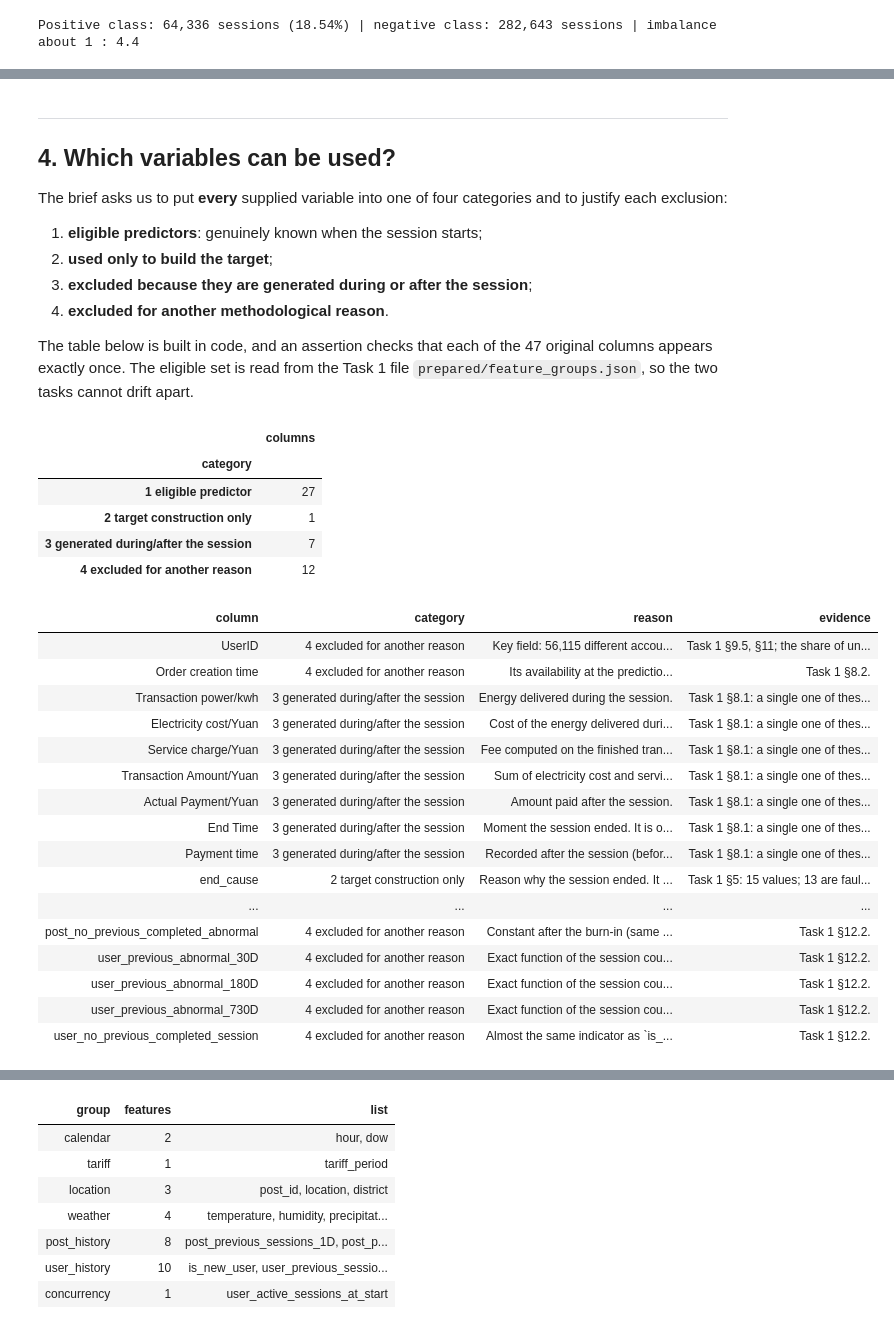
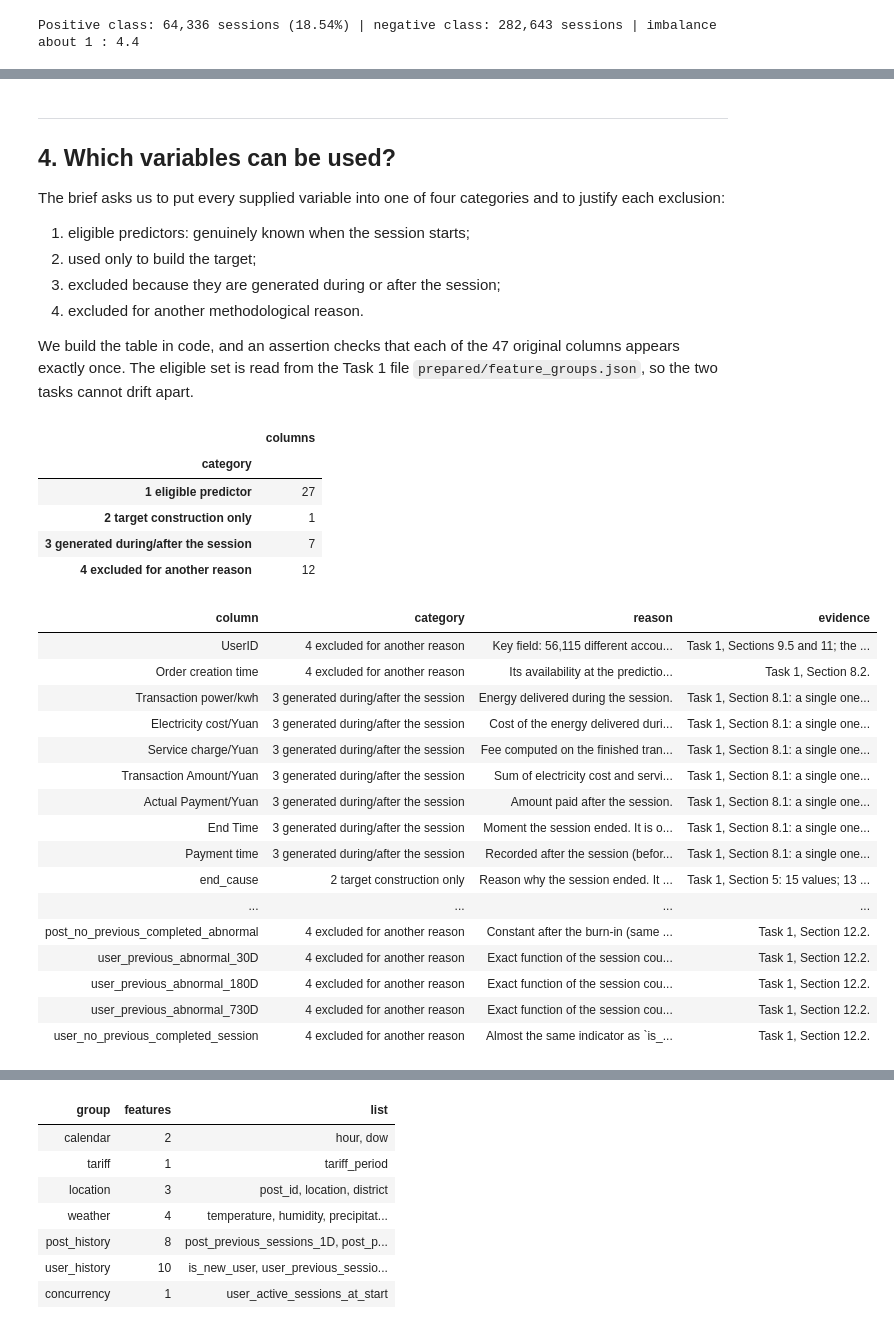
Before and after one commit to AmirMasnavi/MINDD, a Jupyter notebook: Task2.ipynb, the cells around one changed output, grey strips where cells are left out. Drawn from its saved outputs; the diff is of its cells as text; code cells hidden in the pictures.

```diff
--- a/Task2.ipynb
+++ b/Task2.ipynb
@@ -189,42 +192,42 @@ log_decision("3", "Problem definition",
 ---
 ## 4. Which variables can be used?
 
-The brief asks us to put **every** supplied variable into one of four categories and to justify each exclusion:
+The brief asks us to put every supplied variable into one of four categories and to justify each exclusion:
 
-1. **eligible predictors**: genuinely known when the session starts;
-2. **used only to build the target**;
-3. **excluded because they are generated during or after the session**;
-4. **excluded for another methodological reason**.
+1. eligible predictors: genuinely known when the session starts;
+2. used only to build the target;
+3. excluded because they are generated during or after the session;
+4. excluded for another methodological reason.
 
-The table below is built in code, and an assertion checks that each of the 47 original columns appears exactly once. The
-eligible set is read from the Task 1 file `prepared/feature_groups.json`, so the two tasks cannot drift apart.
+We build the table in code, and an assertion checks that each of the 47 original columns appears exactly once. The eligible set
+is read from the Task 1 file `prepared/feature_groups.json`, so the two tasks cannot drift apart.
 # %%
 INVERSE_RENAME = {short: original for original, short in RENAME.items()}
-DERIVED = {"hour": "Start Time", "dow": "Start Time", "rain_flag": "Precipitation(mm)"}      # features built from one column (Task 1, §12)
+DERIVED = {"hour": "Start Time", "dow": "Start Time", "rain_flag": "Precipitation(mm)"}      # features built from one column (Task 1, Section 12)
 
 features = [f for group in FEATURE_GROUPS["groups"].values() for f in group]
 eligible_raw = {DERIVED.get(f, INVERSE_RENAME.get(f, f)) for f in features}
 assert eligible_raw <= set(ALL_COLUMNS), eligible_raw - set(ALL_COLUMNS)
 
-TARGET_ONLY = {"end_cause": ("Reason why the session ended. It *is* the outcome, so it can only define the label.",
-                             "Task 1 §5: 15 values; 13 are faults and form the positive class.")}
+TARGET_ONLY = {"end_cause": ("Reason why the session ended. It is the outcome, so it can only define the label.",
+                             "Task 1, Section 5: 15 values; 13 are faults and form the positive class.")}
 POST_SESSION = {
     "Transaction power/kwh": "Energy delivered during the session.",
     "Electricity cost/Yuan": "Cost of the energy delivered during the session.",
     "Service charge/Yuan": "Fee computed on the finished transaction.",
     "Transaction Amount/Yuan": "Sum of electricity cost and service charge, known only at the end.",
     "Actual Payment/Yuan": "Amount paid after the session.",
-    "End Time": "Moment the session ended. It is only used to know *when a label becomes available* (the purge in Section 7), never as a predictor.",
+    "End Time": "Moment the session ended. It is only used to know when a label becomes available (the purge in Section 7), never as a predictor.",
     "Payment time": "Recorded after the session (before the end in 20% of the rows, so it is not even a clean timestamp).",
 }
-POST_SESSION_EVIDENCE = "Task 1 §8.1: a single one of these columns reaches a univariate ROC-AUC of 0.82–0.85, above every start-time variable (best 0.77)."
+POST_SESSION_EVIDENCE = "Task 1, Section 8.1: a single one of these columns reaches a univariate ROC-AUC of 0.82–0.85, above every start-time variable (best 0.77)."
 OTHER = {
     "UserID": ("Key field: 56,115 different accounts, most with one or two sessions, and a large share of the validation sessions comes from "
-               "accounts not seen in training. A model would memorise accounts, and it would identify people. The user's *history* is the "
-               "legitimate substitute.", "Task 1 §9.5, §11; the share of unseen accounts per fold is in Section 7.2."),
+               "accounts not seen in training. A model would memorise accounts, and it would identify people. The user's history is the "
+               "legitimate substitute.", "Task 1, Sections 9.5 and 11; the share of unseen accounts per fold is in Section 7.2."),
     "Order creation time": ("Its availability at the prediction moment is not guaranteed: the order is stamped after the start in 57.2% of "
-                            "the training sessions, by up to hours. Its lag to the start also reflects how the start went.", "Task 1 §8.2."),
-    "electricity_price": ("Deterministic function of `tariff_period` (3 price levels for 7 periods), so it adds nothing.", "Task 1 §4.3, §12.2."),
+                            "the training sessions, by up to hours. Its lag to the start also reflects how the start went.", "Task 1, Section 8.2."),
+    "electricity_price": ("Deterministic function of `tariff_period` (3 price levels for 7 periods), so it adds nothing.", "Task 1, Sections 4.3 and 12.2."),
     "post_previous_abnormal_1D": "Exact function of the session count and the smoothed rate: abnormal = rate × (sessions + 5) − 1.",
     "post_previous_abnormal_7D": "Exact function of the session count and the smoothed rate.",
     "post_previous_abnormal_30D": "Exact function of the session count and the smoothed rate.",
@@ -235,53 +238,53 @@ OTHER = {
     "post_no_previous_completed_abnormal": "Constant after the burn-in (same reason).",
     "user_no_previous_completed_session": "Almost the same indicator as `is_new_user` (φ = 0.995, 0.1% of the rows differ).",
 }
-OTHER_EVIDENCE_DEFAULT = "Task 1 §12.2."
+OTHER_EVIDENCE_DEFAULT = "Task 1, Section 12.2."
 
 rows = []
 for col in ALL_COLUMNS:
     if col in eligible_raw:
         group = next(g for g, cols in FEATURE_GROUPS["groups"].items()
                      if any(DERIVED.get(f, INVERSE_RENAME.get(f, f)) == col for f in cols))
         derived = [f for f, src in DERIVED.items() if src == col]
         reason = f"Known at the start ({group})" + (f"; enters as {', '.join(derived)}" if derived else "")
-        rows.append((col, "1 eligible predictor", reason, "Task 1 §8.3"))
+        rows.append((col, "1 eligible predictor", reason, "Task 1, Section 8.3"))
     elif col in TARGET_ONLY:
         rows.append((col, "2 target construction only", *TARGET_ONLY[col]))
     elif col in POST_SESSION:
         rows.append((col, "3 generated during/after the session", POST_SESSION[col], POST_SESSION_EVIDENCE))
     elif col in OTHER:
         reason, evidence = OTHER[col] if isinstance(OTHER[col], tuple) else (OTHER[col], OTHER_EVIDENCE_DEFAULT)
         rows.append((col, "4 excluded for another reason", reason, evidence))
     else:
         raise KeyError(f"column not classified: {col}")
 classification = pd.DataFrame(rows, columns=["column", "category", "reason", "evidence"])
 assert classification["column"].is_unique and len(classification) == len(ALL_COLUMNS) == 47
 
 display(classification.groupby("category").size().rename("columns").to_frame())
 display(classification[classification["category"] != "1 eligible predictor"].style.hide(axis="index")
         .set_properties(**{"text-align": "left", "white-space": "pre-wrap"}))
 # %% [output]
 |  | columns |
 | category |  |
 | 1 eligible predictor | 27 |
 | 2 target construction only | 1 |
 | 3 generated during/after the session | 7 |
 | 4 excluded for another reason | 12 |
 | column | category | reason | evidence |
-| UserID | 4 excluded for another reason | Key field: 56,115 different accou... | Task 1 §9.5, §11; the share of un... |
-| Order creation time | 4 excluded for another reason | Its availability at the predictio... | Task 1 §8.2. |
-| Transaction power/kwh | 3 generated during/after the session | Energy delivered during the session. | Task 1 §8.1: a single one of thes... |
-| Electricity cost/Yuan | 3 generated during/after the session | Cost of the energy delivered duri... | Task 1 §8.1: a single one of thes... |
-| Service charge/Yuan | 3 generated during/after the session | Fee computed on the finished tran... | Task 1 §8.1: a single one of thes... |
-| Transaction Amount/Yuan | 3 generated during/after the session | Sum of electricity cost and servi... | Task 1 §8.1: a single one of thes... |
-| Actual Payment/Yuan | 3 generated during/after the session | Amount paid after the session. | Task 1 §8.1: a single one of thes... |
-| End Time | 3 generated during/after the session | Moment the session ended. It is o... | Task 1 §8.1: a single one of thes... |
-| Payment time | 3 generated during/after the session | Recorded after the session (befor... | Task 1 §8.1: a single one of thes... |
-| end_cause | 2 target construction only | Reason why the session ended. It ... | Task 1 §5: 15 values; 13 are faul... |
+| UserID | 4 excluded for another reason | Key field: 56,115 different accou... | Task 1, Sections 9.5 and 11; the ... |
+| Order creation time | 4 excluded for another reason | Its availability at the predictio... | Task 1, Section 8.2. |
+| Transaction power/kwh | 3 generated during/after the session | Energy delivered during the session. | Task 1, Section 8.1: a single one... |
+| Electricity cost/Yuan | 3 generated during/after the session | Cost of the energy delivered duri... | Task 1, Section 8.1: a single one... |
+| Service charge/Yuan | 3 generated during/after the session | Fee computed on the finished tran... | Task 1, Section 8.1: a single one... |
+| Transaction Amount/Yuan | 3 generated during/after the session | Sum of electricity cost and servi... | Task 1, Section 8.1: a single one... |
+| Actual Payment/Yuan | 3 generated during/after the session | Amount paid after the session. | Task 1, Section 8.1: a single one... |
+| End Time | 3 generated during/after the session | Moment the session ended. It is o... | Task 1, Section 8.1: a single one... |
+| Payment time | 3 generated during/after the session | Recorded after the session (befor... | Task 1, Section 8.1: a single one... |
+| end_cause | 2 target construction only | Reason why the session ended. It ... | Task 1, Section 5: 15 values; 13 ... |
 | ... | ... | ... | ... |
-| post_no_previous_completed_abnormal | 4 excluded for another reason | Constant after the burn-in (same ... | Task 1 §12.2. |
-| user_previous_abnormal_30D | 4 excluded for another reason | Exact function of the session cou... | Task 1 §12.2. |
-| user_previous_abnormal_180D | 4 excluded for another reason | Exact function of the session cou... | Task 1 §12.2. |
-| user_previous_abnormal_730D | 4 excluded for another reason | Exact function of the session cou... | Task 1 §12.2. |
-| user_no_previous_completed_session | 4 excluded for another reason | Almost the same indicator as `is_... | Task 1 §12.2. |
+| post_no_previous_completed_abnormal | 4 excluded for another reason | Constant after the burn-in (same ... | Task 1, Section 12.2. |
+| user_previous_abnormal_30D | 4 excluded for another reason | Exact function of the session cou... | Task 1, Section 12.2. |
+| user_previous_abnormal_180D | 4 excluded for another reason | Exact function of the session cou... | Task 1, Section 12.2. |
+| user_previous_abnormal_730D | 4 excluded for another reason | Exact function of the session cou... | Task 1, Section 12.2. |
+| user_no_previous_completed_session | 4 excluded for another reason | Almost the same indicator as `is_... | Task 1, Section 12.2. |
 # %% [markdown]
```
Also changed, not shown: parts of 31 cells of this notebook, 13 other files.
